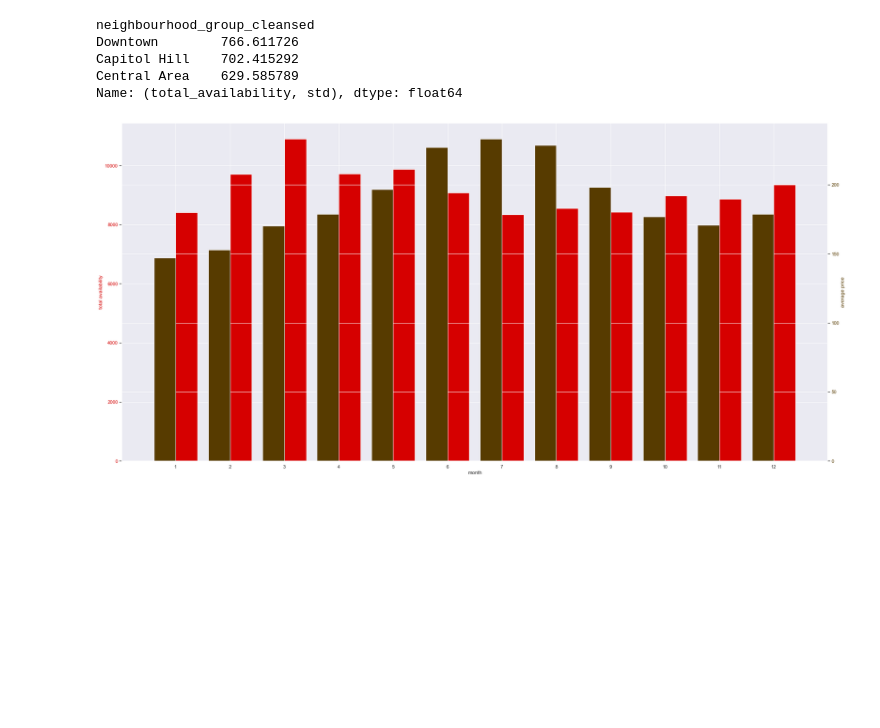
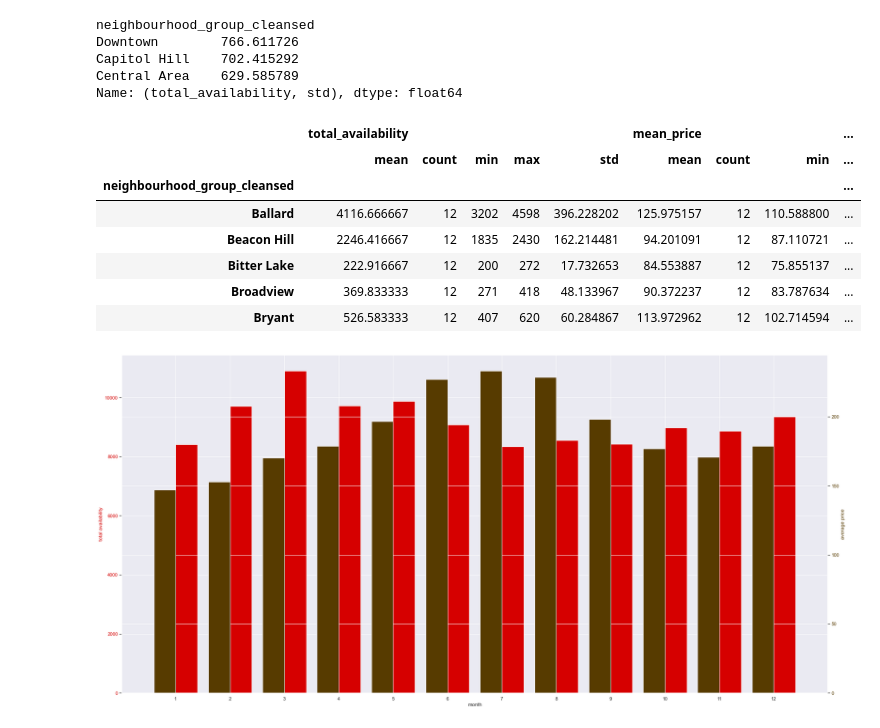
Before and after one commit to gek20/Write_a_Data_Science_Blog_Post, a Jupyter notebook: seattle_airbnb_project.ipynb, the cells around one changed output. Cells and saved outputs as stored; diff of their text form; code cells hidden in the pictures; blank space fills up the shorter version.

```diff
--- a/seattle_airbnb_project.ipynb
+++ b/seattle_airbnb_project.ipynb
@@ -619,6 +619,17 @@ Downtown        766.611726
 Capitol Hill    702.415292
 Central Area    629.585789
 Name: (total_availability, std), dtype: float64
+# %%
+sol.head()
+# %% [output]
+|  | total_availability |  |  |  |  | mean_price |  |  | ... |
+|  | mean | count | min | max | std | mean | count | min | ... |
+| neighbourhood_group_cleansed |  |  |  |  |  |  |  |  | ... |
+| Ballard | 4116.666667 | 12 | 3202 | 4598 | 396.228202 | 125.975157 | 12 | 110.588800 | ... |
+| Beacon Hill | 2246.416667 | 12 | 1835 | 2430 | 162.214481 | 94.201091 | 12 | 87.110721 | ... |
+| Bitter Lake | 222.916667 | 12 | 200 | 272 | 17.732653 | 84.553887 | 12 | 75.855137 | ... |
+| Broadview | 369.833333 | 12 | 271 | 418 | 48.133967 | 90.372237 | 12 | 83.787634 | ... |
+| Bryant | 526.583333 | 12 | 407 | 620 | 60.284867 | 113.972962 | 12 | 102.714594 | ... |
 # %%
 plot_barchar_fluctuation(info_average_price_availability, "Downtown")
 # %% [output]
```
Also changed, not shown: parts of 4 cells of this notebook, 1 other file.
